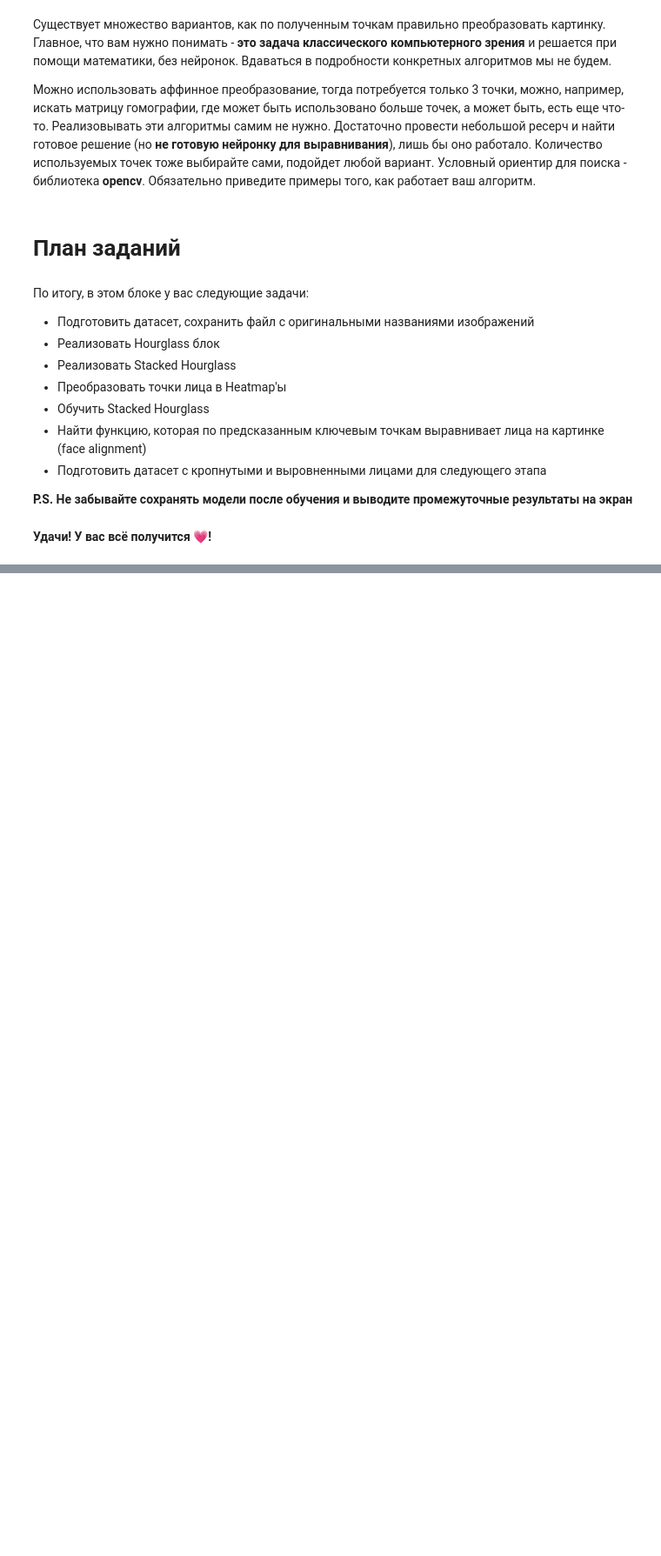
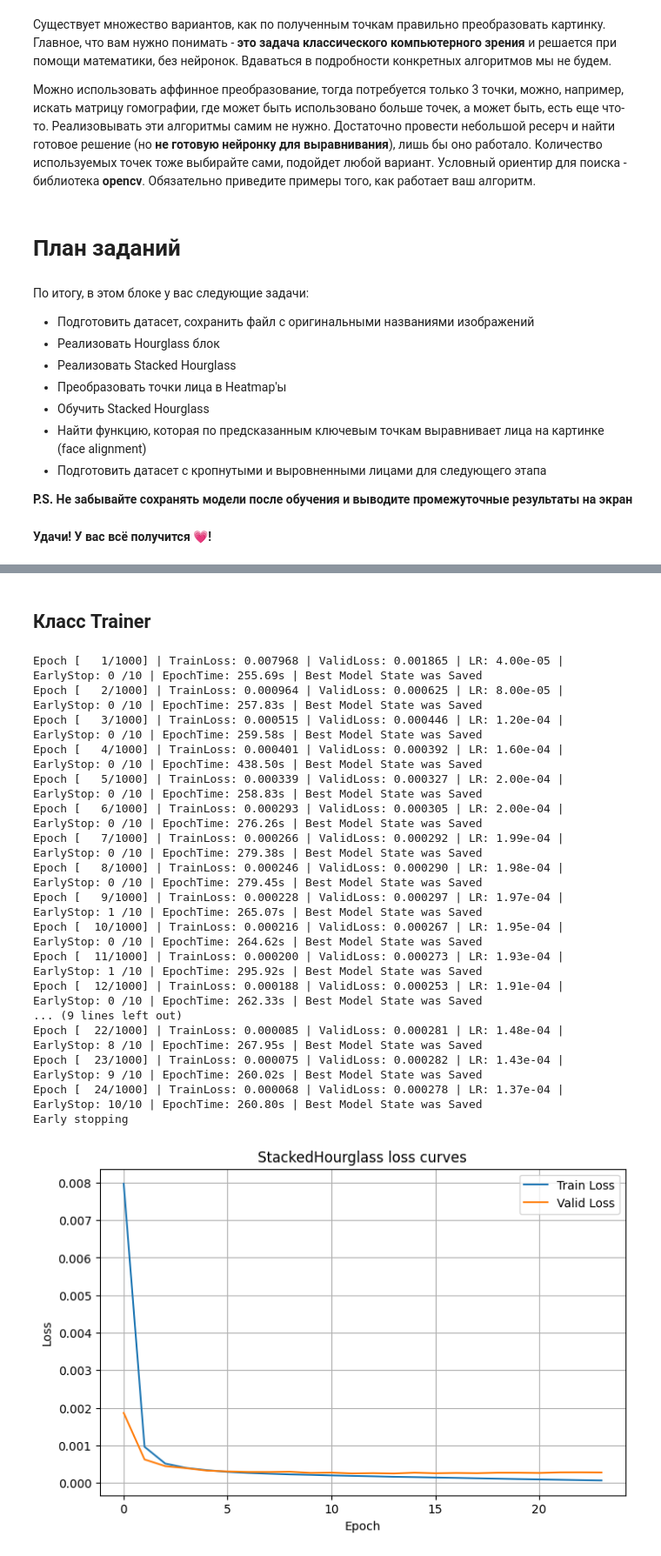
Before and after one commit to ivHeisser/DLS, a Jupyter notebook: _Sem_01/project-FR/1_FaceAlignment.ipynb, the cells around one changed output, grey strips where cells are left out. Shown at 87% size. Cells and saved outputs as stored; diff of their text form; code cells hidden in the pictures; blank space fills up the shorter version.

```diff
--- a/_Sem_01/project-FR/1_FaceAlignment.ipynb
+++ b/_Sem_01/project-FR/1_FaceAlignment.ipynb
@@ -359,9 +413,7 @@ Stacked Hourglass состоит из Hourglass-блоков, после каж
 Подробно про Stacked Hourglass Network можно прочитать в [оригинальной статье](https://arxiv.org/pdf/1603.06937).
 # %%
 class StackedHourglass(nn.Module):
-
-    def __init__(
-        self,
+    def __init__( self,
         num_stacks=2,
         num_blocks=4,
         num_features=256,
@@ -646,0 +776,13 @@ plt.show()
+# %%
+dataset = CelebALandmarksDataset(CSV_OUTPUT, OUTPUT_DIR, os.path.join(ROOT,"heatmaps"))
+
+# размеры выборок
+train_size = int(0.8 * len(dataset))
+valid_size = int(0.1 * len(dataset))
+test_size = len(dataset) - train_size - valid_size
+
+train_dataset, valid_dataset, test_dataset = random_split(
+     dataset,
+     [ train_size, valid_size, test_size ],
+    generator=torch.Generator().manual_seed(42)
+)
@@ -646,0 +815,2 @@ plt.show()
+# %% [markdown]
+## Класс Trainer
@@ -646,0 +991,60 @@ plt.show()
+# %%
+device = torch.device( "cuda" if torch.cuda.is_available() else "cpu" )
+
+model = StackedHourglass (
+    num_stacks=2,
+    num_blocks=4,
+    num_features=256,
+    num_keypoints=5
+)
+
+criterion = torch.nn.MSELoss()
+
+optimizer = torch.optim.AdamW (
+    model.parameters(),
+    lr=2e-4,
+    weight_decay=1e-4
+)
+
+scheduler = torch.optim.lr_scheduler.CosineAnnealingLR (
+    optimizer,
+    T_max=20,
+    eta_min=1e-6
+)
+
+history, model = Trainer (
+    model=model,
+    optimizer=optimizer,
+    criterion=criterion,
+    device=device,
+    scheduler=scheduler,
+    patience=10,
+    warmup_epochs=5,
+    grad_clip=1.0,
+    save_dir="weightsStackedHourglass"
+).fit (
+    train_loader=train_loader,
+    valid_loader=valid_loader,
+    num_epochs=1000,
+)
+
+plot_history(history, title="StackedHourglass loss curves")
+# %% [output]
+Epoch [   1/1000] | TrainLoss: 0.007968 | ValidLoss: 0.001865 | LR: 4.00e-05 | EarlyStop: 0 /10 | EpochTime: 255.69s | Best Model State was Saved
+Epoch [   2/1000] | TrainLoss: 0.000964 | ValidLoss: 0.000625 | LR: 8.00e-05 | EarlyStop: 0 /10 | EpochTime: 257.83s | Best Model State was Saved
+Epoch [   3/1000] | TrainLoss: 0.000515 | ValidLoss: 0.000446 | LR: 1.20e-04 | EarlyStop: 0 /10 | EpochTime: 259.58s | Best Model State was Saved
+Epoch [   4/1000] | TrainLoss: 0.000401 | ValidLoss: 0.000392 | LR: 1.60e-04 | EarlyStop: 0 /10 | EpochTime: 438.50s | Best Model State was Saved
+Epoch [   5/1000] | TrainLoss: 0.000339 | ValidLoss: 0.000327 | LR: 2.00e-04 | EarlyStop: 0 /10 | EpochTime: 258.83s | Best Model State was Saved
+Epoch [   6/1000] | TrainLoss: 0.000293 | ValidLoss: 0.000305 | LR: 2.00e-04 | EarlyStop: 0 /10 | EpochTime: 276.26s | Best Model State was Saved
+Epoch [   7/1000] | TrainLoss: 0.000266 | ValidLoss: 0.000292 | LR: 1.99e-04 | EarlyStop: 0 /10 | EpochTime: 279.38s | Best Model State was Saved
+Epoch [   8/1000] | TrainLoss: 0.000246 | ValidLoss: 0.000290 | LR: 1.98e-04 | EarlyStop: 0 /10 | EpochTime: 279.45s | Best Model State was Saved
+Epoch [   9/1000] | TrainLoss: 0.000228 | ValidLoss: 0.000297 | LR: 1.97e-04 | EarlyStop: 1 /10 | EpochTime: 265.07s | Best Model State was Saved
+Epoch [  10/1000] | TrainLoss: 0.000216 | ValidLoss: 0.000267 | LR: 1.95e-04 | EarlyStop: 0 /10 | EpochTime: 264.62s | Best Model State was Saved
+Epoch [  11/1000] | TrainLoss: 0.000200 | ValidLoss: 0.000273 | LR: 1.93e-04 | EarlyStop: 1 /10 | EpochTime: 295.92s | Best Model State was Saved
+Epoch [  12/1000] | TrainLoss: 0.000188 | ValidLoss: 0.000253 | LR: 1.91e-04 | EarlyStop: 0 /10 | EpochTime: 262.33s | Best Model State was Saved
+... (9 lines left out)
+Epoch [  22/1000] | TrainLoss: 0.000085 | ValidLoss: 0.000281 | LR: 1.48e-04 | EarlyStop: 8 /10 | EpochTime: 267.95s | Best Model State was Saved
+Epoch [  23/1000] | TrainLoss: 0.000075 | ValidLoss: 0.000282 | LR: 1.43e-04 | EarlyStop: 9 /10 | EpochTime: 260.02s | Best Model State was Saved
+Epoch [  24/1000] | TrainLoss: 0.000068 | ValidLoss: 0.000278 | LR: 1.37e-04 | EarlyStop: 10/10 | EpochTime: 260.80s | Best Model State was Saved
+Early stopping
+[figure, added]
```
Also changed, not shown: parts of 26 cells of this notebook, 2 other files.
